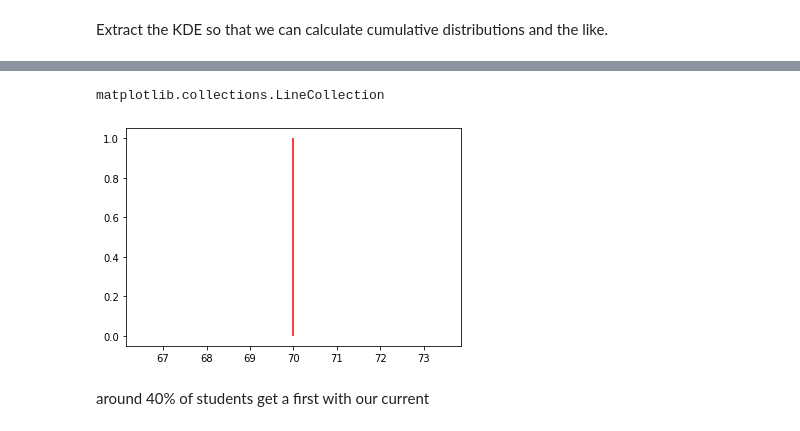
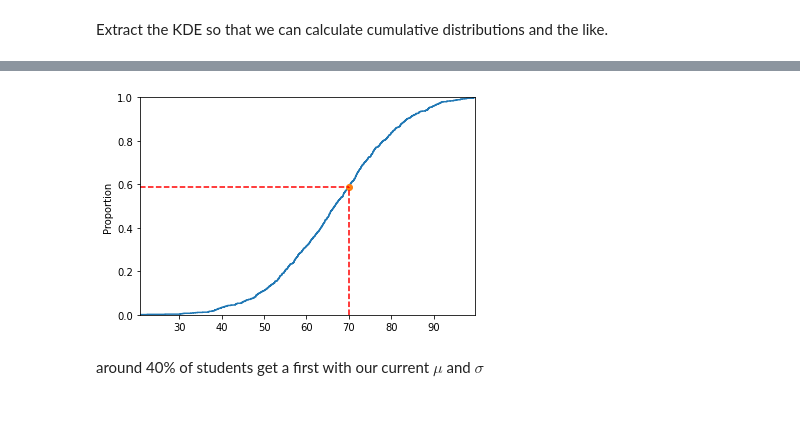
Before and after one commit to prakritj/exams_cheating, a Jupyter notebook: rough.ipynb, the cells around one changed output, grey strips where cells are left out. Saved outputs shown, nothing was run; the diff lists cells and outputs as text; code cells hidden in the pictures.

```diff
--- a/rough.ipynb
+++ b/rough.ipynb
@@ -85,8 +77,13 @@ NameError: name 'norm_exam' is not defined
-# %%
-line1 = LineString([(0,1),(1,1)])
-line2 = LineString()
-# %% [output]
-matplotlib.collections.LineCollection
-[figure, removed]
+# %%
+sns.ecdfplot(data=norm_exam)
+# plt.vlines(first_mark, 0, 1, color='r', label='First', colors="r", linestyles='dashed')
+plt.plot([first_mark], [1-first_cdf], marker = 'o')
+arrowprops={'arrowstyle': '-', 'ls':'--', 'color':'red'}
+min_value=0
+plt.hlines(y=1-first_cdf, xmin=np.interp(0, cdf_values, x), xmax=first_mark,colors='red',linestyles='dashed')
+plt.vlines(x=first_mark, ymin=0, ymax = 1-first_cdf, colors= 'red', linestyles='dashed')
+plt.margins(0)
+# %% [output]
+[figure, added]
 # %% [markdown]
-around 40% of students get a first with our current
+around 40% of students get a first with our current $\mu$ and $\sigma$
```
Also changed, not shown: parts of 4 cells of this notebook.
